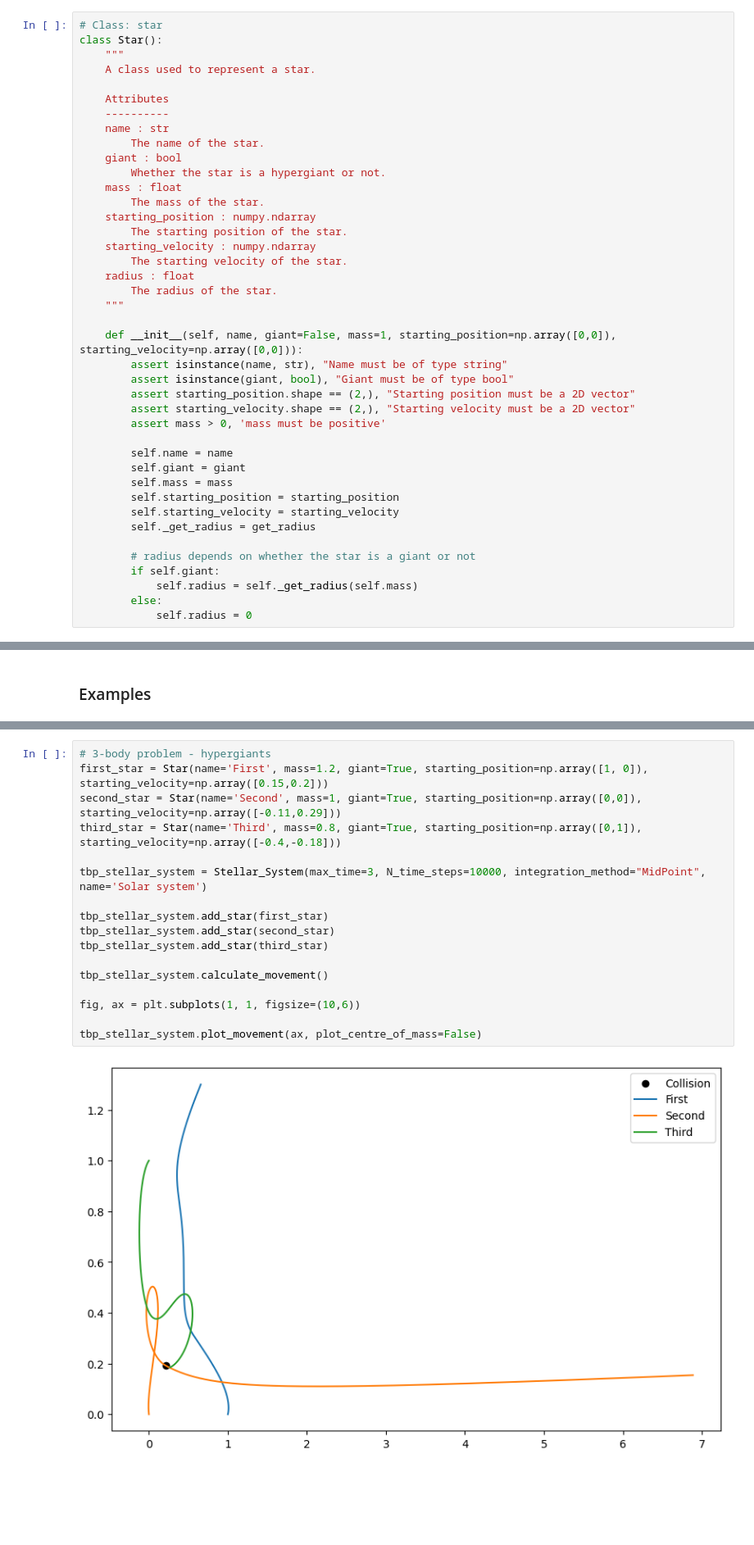
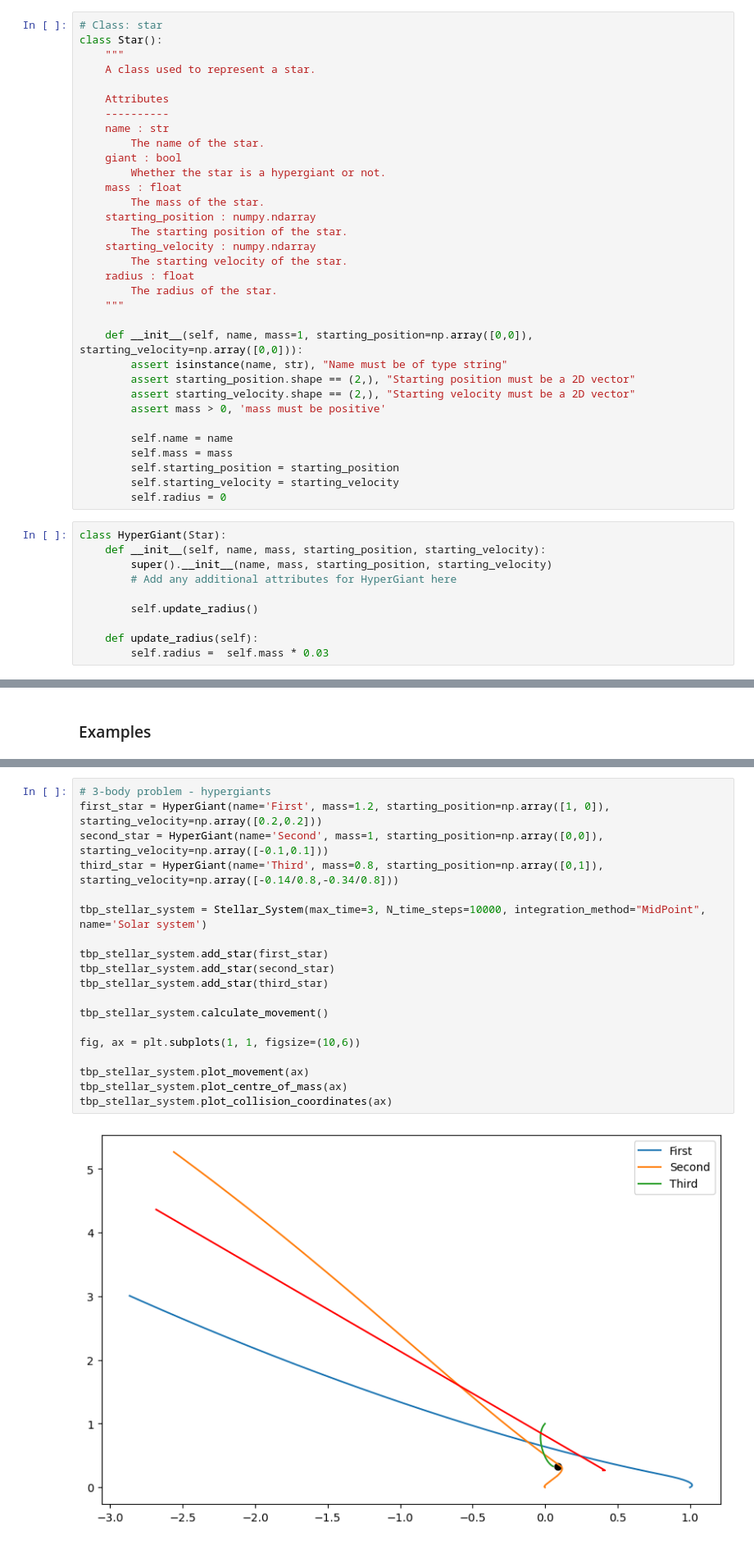
Before and after one commit to Vileh/QMUL-Data-Analytics-Courseworks, a Jupyter notebook: SciComp_1/Coursework1_Trisolaris.ipynb, the cells around one changed output, grey strips where cells are left out. Shown at 82% size. Cells and saved outputs as stored; diff of their text form; blank space fills up the shorter version.

```diff
--- a/SciComp_1/Coursework1_Trisolaris.ipynb
+++ b/SciComp_1/Coursework1_Trisolaris.ipynb
@@ -89,25 +82,27 @@ class Star():
         The radius of the star.
     """
 
-    def __init__(self, name, giant=False, mass=1, starting_position=np.array([0,0]), starting_velocity=np.array([0,0])):
+    def __init__(self, name, mass=1, starting_position=np.array([0,0]), starting_velocity=np.array([0,0])):
         assert isinstance(name, str), "Name must be of type string"
-        assert isinstance(giant, bool), "Giant must be of type bool"
         assert starting_position.shape == (2,), "Starting position must be a 2D vector"
         assert starting_velocity.shape == (2,), "Starting velocity must be a 2D vector"
         assert mass > 0, 'mass must be positive'
 
         self.name = name
-        self.giant = giant
         self.mass = mass
         self.starting_position = starting_position
         self.starting_velocity = starting_velocity
-        self._get_radius = get_radius
-
-        # radius depends on whether the star is a giant or not
-        if self.giant:
-            self.radius = self._get_radius(self.mass)
-        else:
-            self.radius = 0
+        self.radius = 0
+# %%
+class HyperGiant(Star):
+    def __init__(self, name, mass, starting_position, starting_velocity):
+        super().__init__(name, mass, starting_position, starting_velocity)
+        # Add any additional attributes for HyperGiant here
+
+        self.update_radius()
+
+    def update_radius(self):
+        self.radius =  self.mass * 0.03
 # %%
 # Stellar systems
 class Stellar_System():
@@ -465,19 +486,21 @@ my_stellar_system.plot_movement(ax, plot_centre_of_mass=True)
 # %%
 # 3-body problem - hypergiants
-first_star = Star(name='First', mass=1.2, giant=True, starting_position=np.array([1, 0]), starting_velocity=np.array([0.15,0.2]))
-second_star = Star(name='Second', mass=1, giant=True, starting_position=np.array([0,0]), starting_velocity=np.array([-0.11,0.29]))
-third_star = Star(name='Third', mass=0.8, giant=True, starting_position=np.array([0,1]), starting_velocity=np.array([-0.4,-0.18]))
+first_star = HyperGiant(name='First', mass=1.2, starting_position=np.array([1, 0]), starting_velocity=np.array([0.2,0.2]))
+second_star = HyperGiant(name='Second', mass=1, starting_position=np.array([0,0]), starting_velocity=np.array([-0.1,0.1]))
+third_star = HyperGiant(name='Third', mass=0.8, starting_position=np.array([0,1]), starting_velocity=np.array([-0.14/0.8,-0.34/0.8]))
 
 tbp_stellar_system = Stellar_System(max_time=3, N_time_steps=10000, integration_method="MidPoint", name='Solar system')
 
 tbp_stellar_system.add_star(first_star)
 tbp_stellar_system.add_star(second_star)
 tbp_stellar_system.add_star(third_star)
 
 tbp_stellar_system.calculate_movement()
 
 fig, ax = plt.subplots(1, 1, figsize=(10,6))
 
-tbp_stellar_system.plot_movement(ax, plot_centre_of_mass=False)
+tbp_stellar_system.plot_movement(ax)
+tbp_stellar_system.plot_centre_of_mass(ax)
+tbp_stellar_system.plot_collision_coordinates(ax)
 # %% [output]
-[figure, old version]
+[figure, new version]
```
Also changed, not shown: parts of 6 cells of this notebook.
